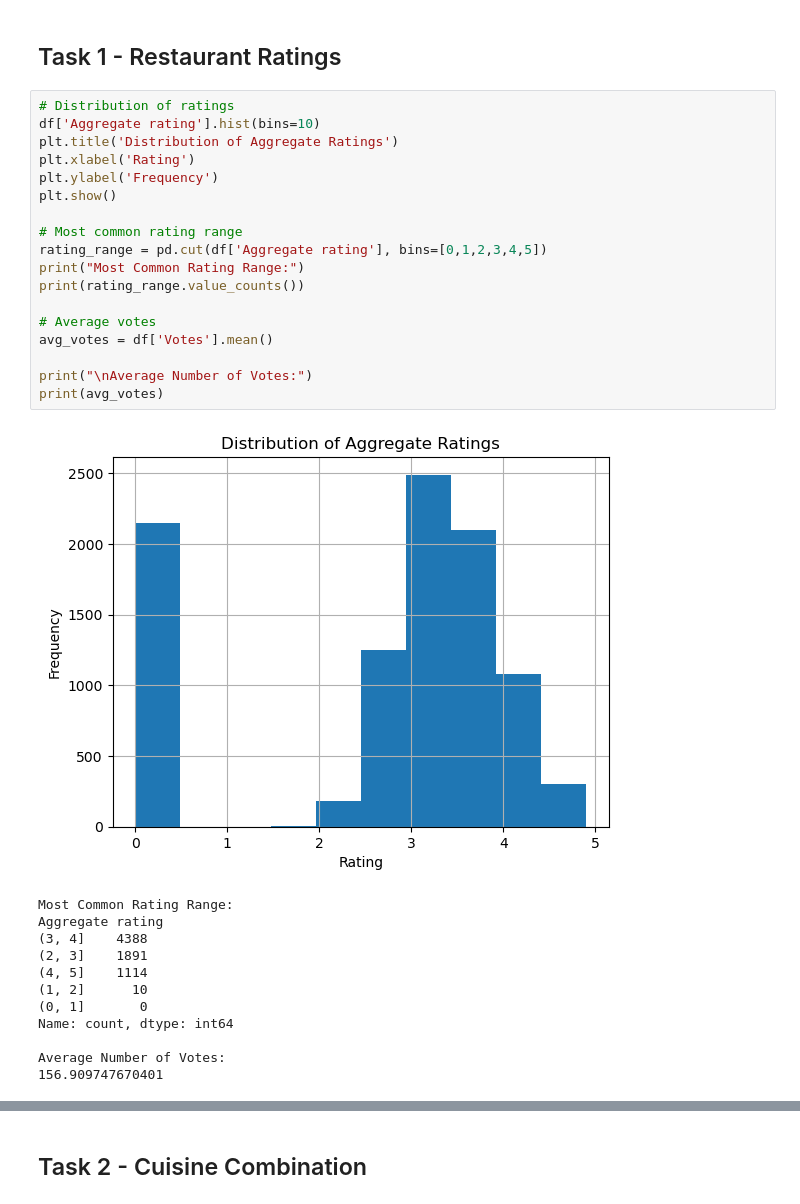
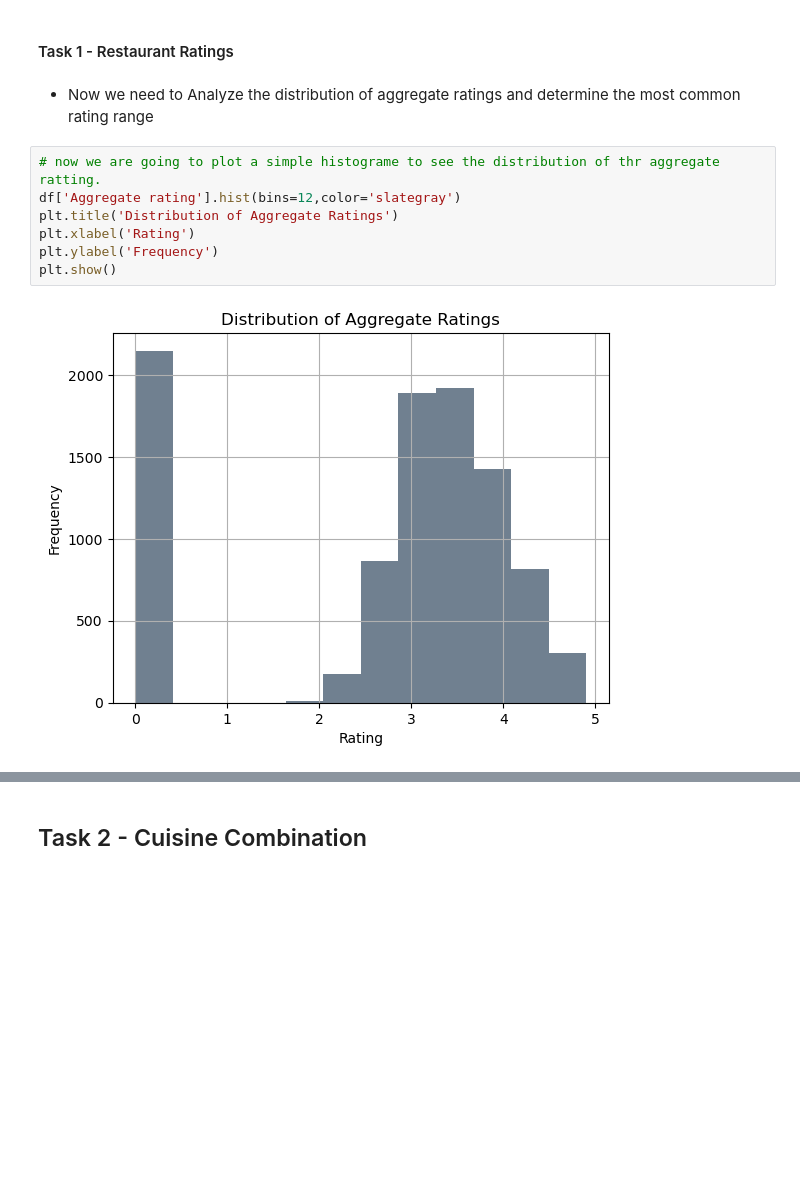
Before and after one commit to MrinmoyTalukdar27/Cognifyz-internship-project, a Jupyter notebook: Task-2.ipynb, the cells around one changed output, grey strips where cells are left out. Cells and saved outputs as stored; diff of their text form; blank space fills up the shorter version.

```diff
--- a/Task-2.ipynb
+++ b/Task-2.ipynb
@@ -21,35 +19,15 @@ df.head()
 | 4 | 6314302 | Sambo Kojin | 162 | Mandaluyong City | Third Floor, Mega Atrium, SM Mega... | SM Megamall, Ortigas, Mandaluyong... | SM Megamall, Ortigas, Mandaluyong... | 121.057508 | ... |
 5 rows × 21 columns
 # %% [markdown]
-## Task 1 - Restaurant Ratings
+#### Task 1 - Restaurant Ratings
-# %%
-# Distribution of ratings
-df['Aggregate rating'].hist(bins=10)
-plt.title('Distribution of Aggregate Ratings')
-plt.xlabel('Rating')
-plt.ylabel('Frequency')
-plt.show()
-
-# Most common rating range
-rating_range = pd.cut(df['Aggregate rating'], bins=[0,1,2,3,4,5])
-print("Most Common Rating Range:")
-print(rating_range.value_counts())
-
-# Average votes
-avg_votes = df['Votes'].mean()
-
-print("\nAverage Number of Votes:")
-print(avg_votes)
-# %% [output]
-[figure, removed]
-Most Common Rating Range:
-Aggregate rating
-(3, 4]    4388
-(2, 3]    1891
-(4, 5]    1114
-(1, 2]      10
-(0, 1]       0
-Name: count, dtype: int64
-
-Average Number of Votes:
-156.909747670401
+# %% [markdown]
+- Now we need to Analyze the distribution of aggregate ratings and determine the most common rating range
+# %%
+# now we are going to plot a simple histograme to see the distribution of thr aggregate ratting.
+df['Aggregate rating'].hist(bins=12,color='slategray')
+plt.title('Distribution of Aggregate Ratings')
+plt.xlabel('Rating')
+plt.ylabel('Frequency')
+plt.show()
+# %% [output]
+[figure, added]
```
Also changed, not shown: parts of 5 cells of this notebook, 1 other file.
